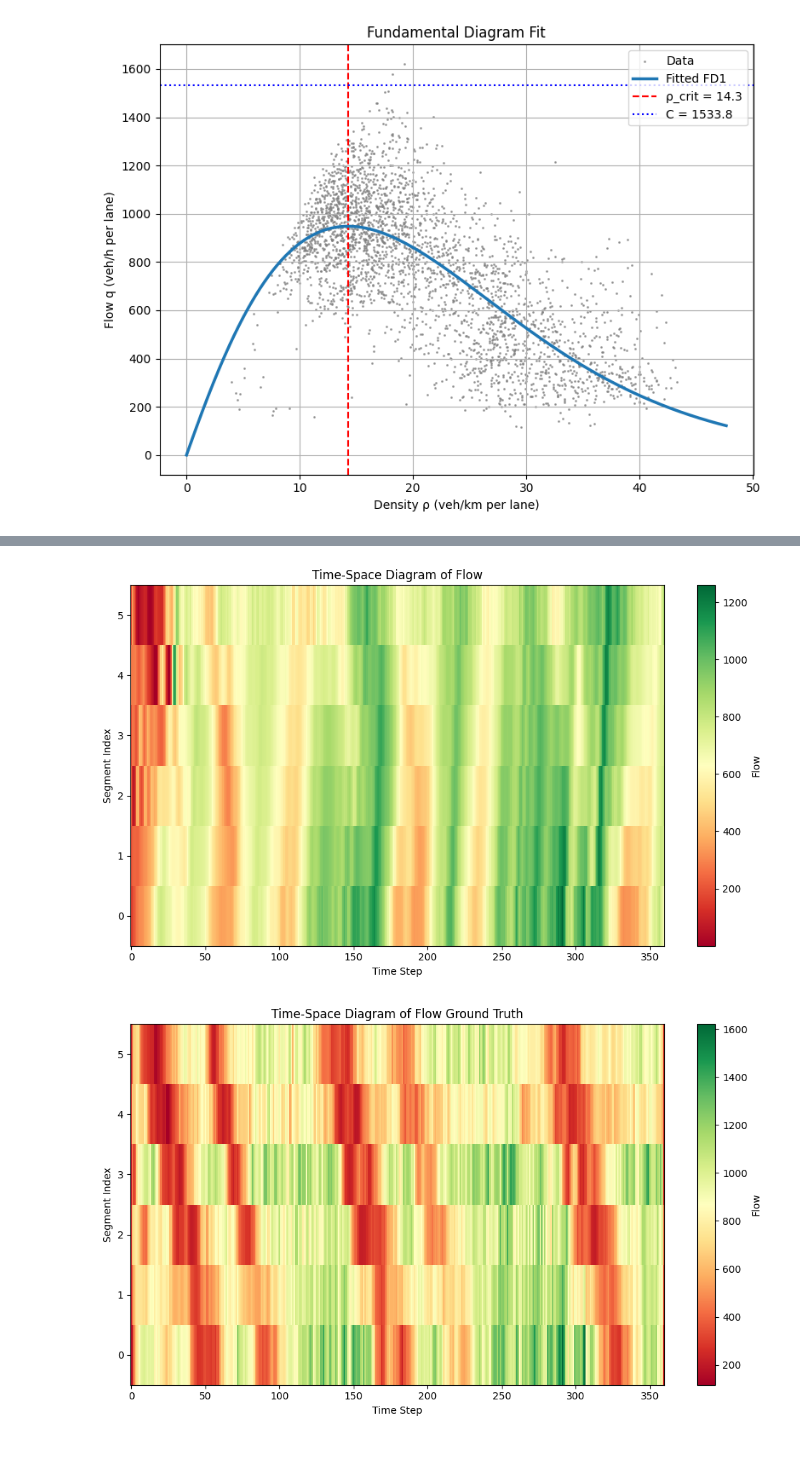
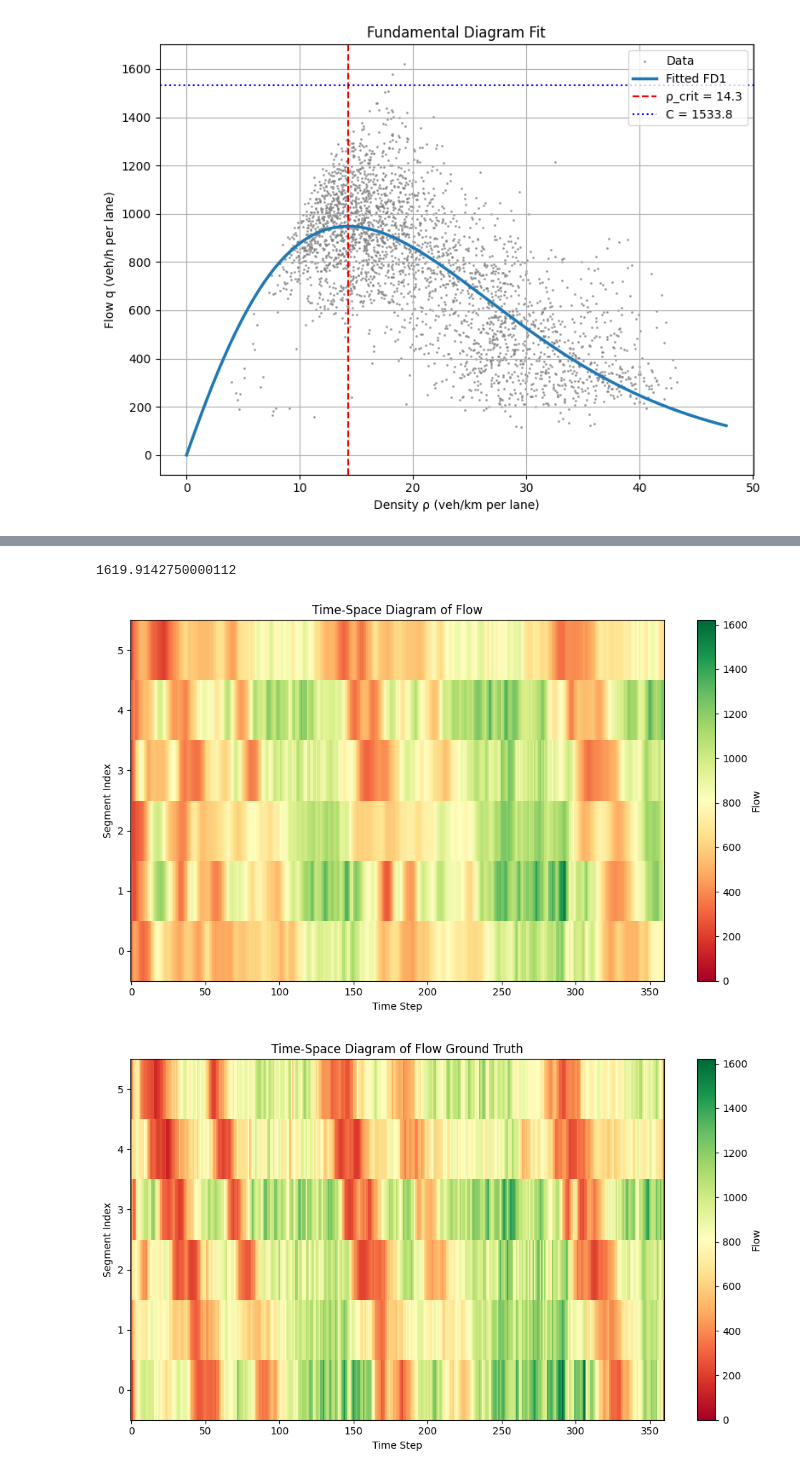
Before and after one commit to woxsao/macroscopic-sim-calibration, a Jupyter notebook: Optimization.ipynb, the cells around one changed output, grey strips where cells are left out. Drawn from its saved outputs; the diff is of its cells as text; code cells hidden in the pictures.

```diff
--- a/Optimization.ipynb
+++ b/Optimization.ipynb
@@ -453,29 +581,31 @@ plt.tight_layout()
 # %%
-rho_plot =q_array
+rho_plot = q_pred_array
 plt.figure(figsize=(10, 6))
-plt.imshow(rho_plot.T, aspect='auto', origin='lower', cmap='RdYlGn', interpolation="none")
+plt.imshow(rho_plot.T, aspect='auto', origin='lower', cmap='RdYlGn', interpolation="none", vmin = 0, vmax = 1619.9142750000112)
 
 # Label axes
 plt.xlabel('Time Step')
 plt.ylabel('Segment Index')
 plt.title('Time-Space Diagram of Flow')
 plt.colorbar(label='Flow')
 
 plt.tight_layout()
 # plt.show()
 
 rho_plot =q_hat[:, 1:-1]
+print(np.max(rho_plot))
 plt.figure(figsize=(10, 6))
-plt.imshow(rho_plot.T, aspect='auto', origin='lower', cmap='RdYlGn', interpolation="none")
+plt.imshow(rho_plot.T, aspect='auto', origin='lower', cmap='RdYlGn', interpolation="none", vmin = 0, vmax = 1619.9142750000112)
 
 # Label axes
 plt.xlabel('Time Step')
 plt.ylabel('Segment Index')
 plt.title('Time-Space Diagram of Flow Ground Truth')
 plt.colorbar(label='Flow')
 
 plt.tight_layout()
 # plt.show()
 # %% [output]
+1619.9142750000112
-[figure, old version]
+[figure, new version]
-[figure, old version]
+[figure, new version]
```
Also changed, not shown: parts of 7 cells of this notebook.
